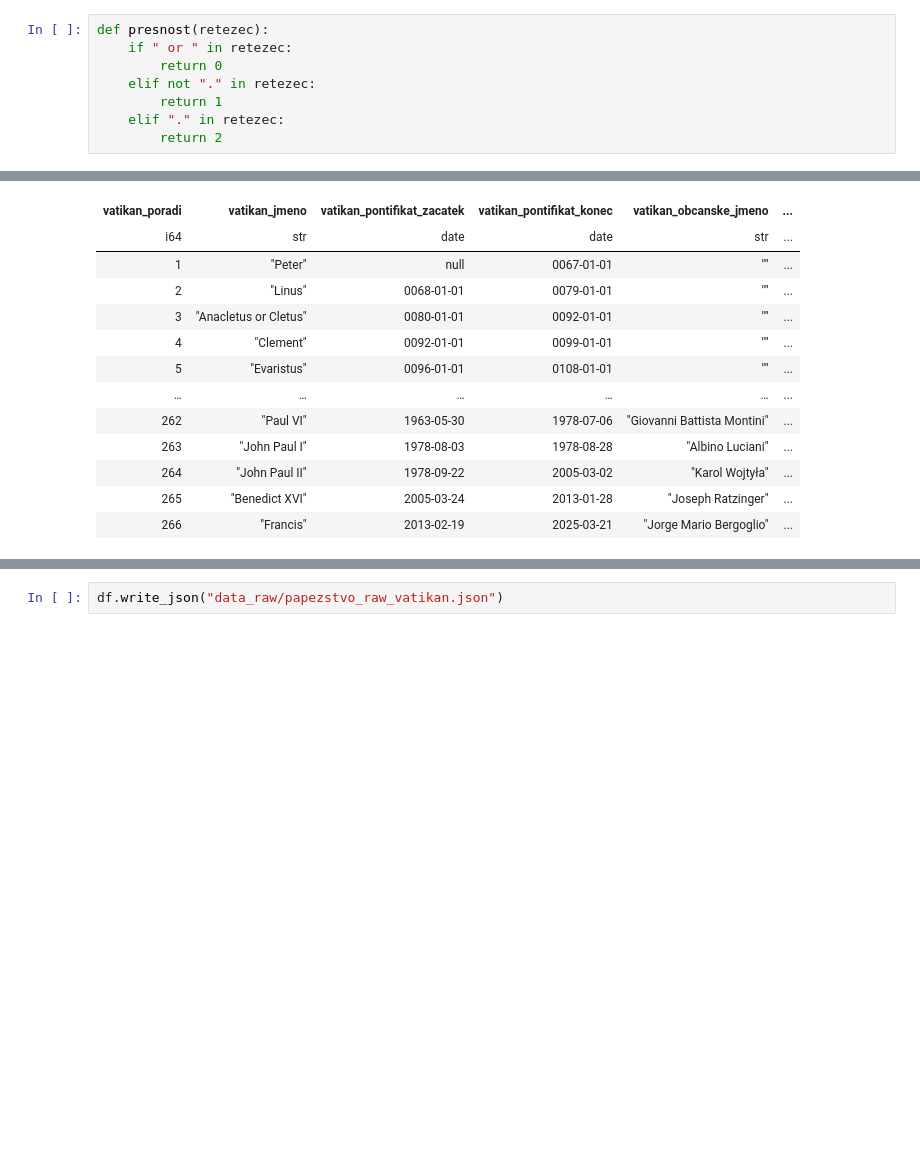
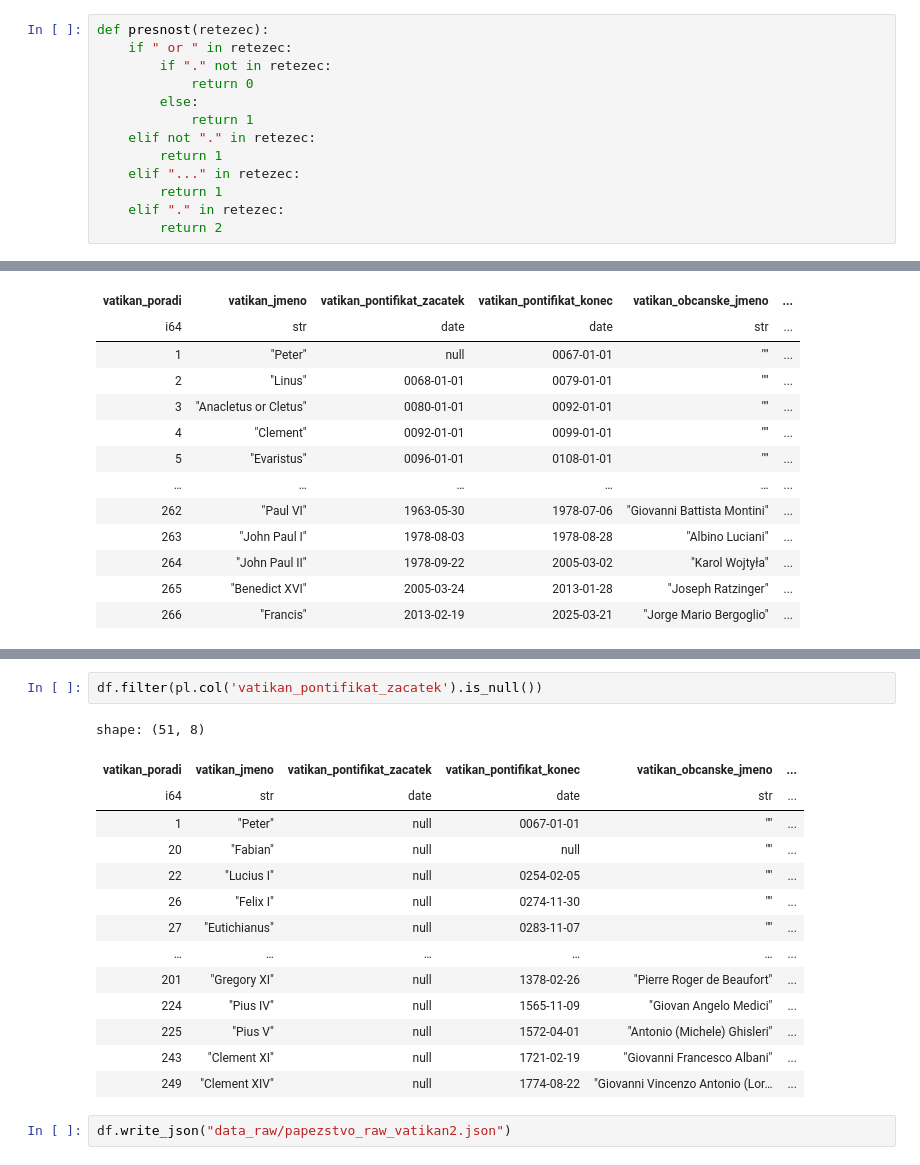
Before and after one commit to DataRozhlas/papezstvo, a Jupyter notebook: 007_vatikanska_data_cisteni.ipynb, the cells around one changed output, grey strips where cells are left out. Cells and saved outputs as stored; diff of their text form; blank space fills up the shorter version.

```diff
--- a/007_vatikanska_data_cisteni.ipynb
+++ b/007_vatikanska_data_cisteni.ipynb
@@ -23,8 +23,13 @@ shape: (266, 6)
 # %%
 def presnost(retezec):
     if " or " in retezec:
-        return 0
+        if "." not in retezec:
+            return 0
+        else:
+            return 1
     elif not "." in retezec:
+        return 1
+    elif "..." in retezec:
         return 1
     elif "." in retezec:
         return 2
@@ -110,2 +158,19 @@ shape: (266, 8)
+# %%
+df.filter(pl.col('vatikan_pontifikat_zacatek').is_null())
+# %% [output]
+shape: (51, 8)
+| vatikan_poradi | vatikan_jmeno | vatikan_pontifikat_zacatek | vatikan_pontifikat_konec | vatikan_obcanske_jmeno | ... |
+| i64 | str | date | date | str | ... |
+| 1 | "Peter" | null | 0067-01-01 | "" | ... |
+| 20 | "Fabian" | null | null | "" | ... |
+| 22 | "Lucius I" | null | 0254-02-05 | "" | ... |
+| 26 | "Felix I" | null | 0274-11-30 | "" | ... |
+| 27 | "Eutichianus" | null | 0283-11-07 | "" | ... |
+| … | … | … | … | … | ... |
+| 201 | "Gregory XI" | null | 1378-02-26 | "Pierre Roger de Beaufort" | ... |
+| 224 | "Pius IV" | null | 1565-11-09 | "Giovan Angelo Medici" | ... |
+| 225 | "Pius V" | null | 1572-04-01 | "Antonio (Michele) Ghisleri" | ... |
+| 243 | "Clement XI" | null | 1721-02-19 | "Giovanni Francesco Albani" | ... |
+| 249 | "Clement XIV" | null | 1774-08-22 | "Giovanni Vincenzo Antonio (Lor… | ... |
 # %%
-df.write_json("data_raw/papezstvo_raw_vatikan.json")
+df.write_json("data_raw/papezstvo_raw_vatikan2.json")
```
Also changed, not shown: parts of 4 cells of this notebook, 9 other files.
